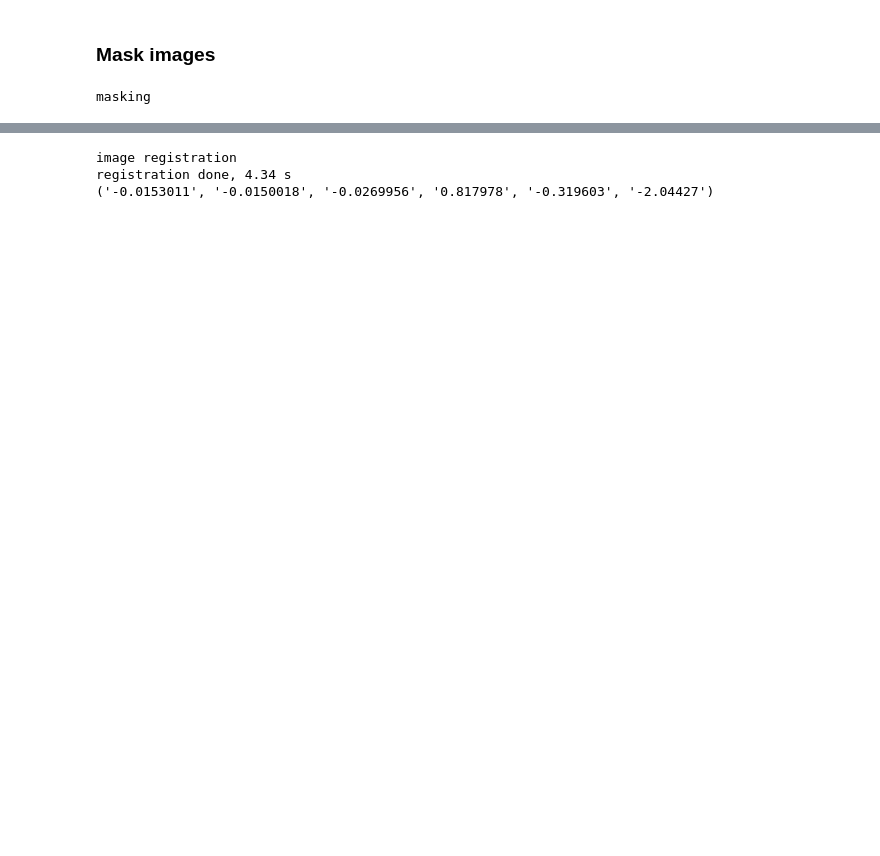
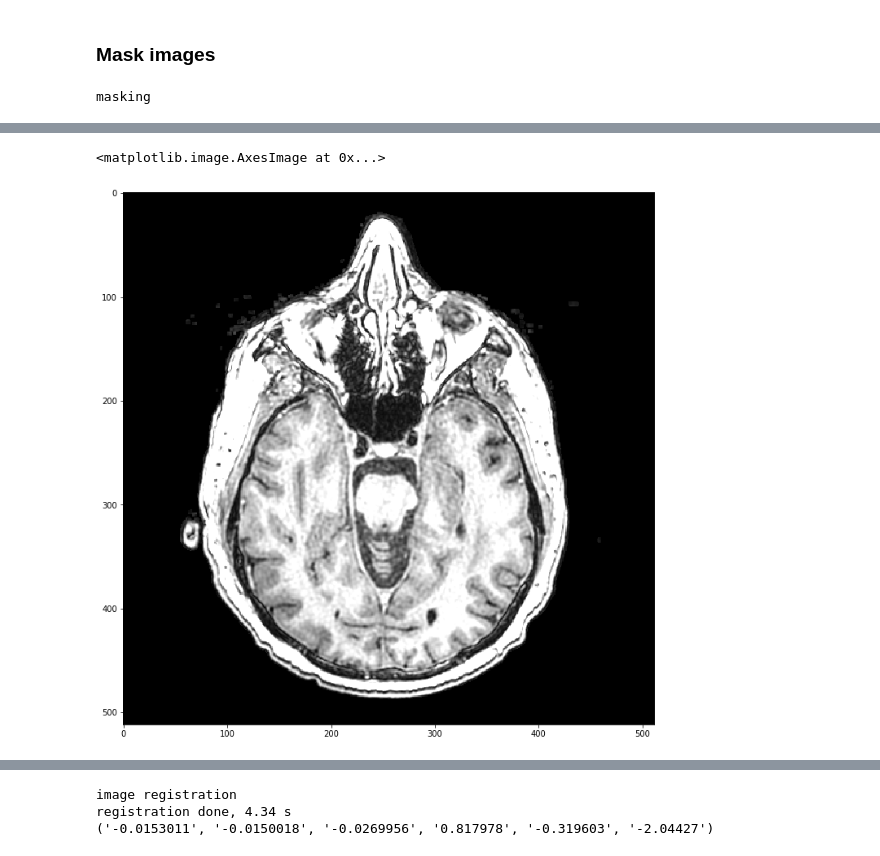
Before and after one commit to subtlemedicalinc/SubtleBoost, a Jupyter notebook: train/notebooks/Preprocess Steps-Stanford.ipynb, the cells around one changed output, grey strips where cells are left out. Drawn from its saved outputs; the diff is of its cells as text; code cells hidden in the pictures; blank space fills up the shorter version.

```diff
--- a/train/notebooks/Preprocess Steps-Stanford.ipynb
+++ b/train/notebooks/Preprocess Steps-Stanford.ipynb
@@ -158,0 +166,19 @@ show_gad_comparison(pre_diff, low_diff, post_diff)
+# %%
+mask_tmp = mask[:, 0]
+mask_disp = mask_tmp[60]
+# mask_tmp = mask_tmp.transpose(2, 1, 0)
+# mask_disp = mask_tmp[258]
+# mask_disp = np.rot90(mask_disp)
+
+disp = ims[60, 1]
+
+plt.imshow(3*disp, vmin=disp.min(), vmax=disp.max())
+# tmp = ims[:, 0]
+# tmp = tmp.transpose(2, 1, 0)
+# disp = tmp[280]
+# disp = np.rot90(disp)
+
+# plt.imshow(3 * disp, vmin=disp.min(), vmax=disp.max())
+# %% [output]
+<matplotlib.image.AxesImage at 0x...>
+[figure, added]
```
Also changed, not shown: parts of 7 cells of this notebook, 3 other files.
